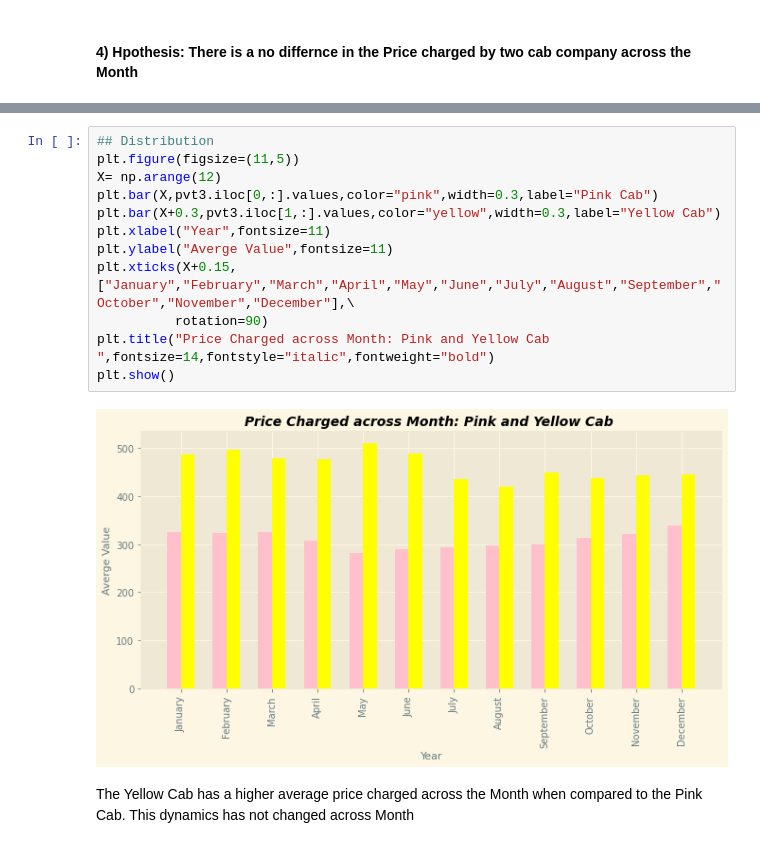
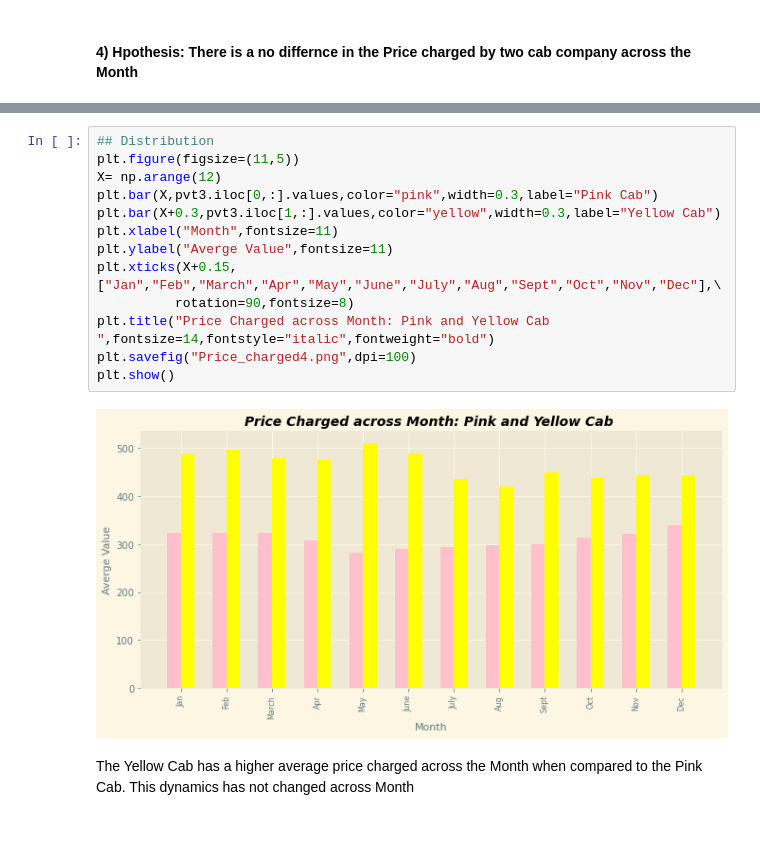
Before and after one commit to EEAjaegbu/Investment-Analytics-Assignmet-2, a Jupyter notebook: Week2 Script.ipynb, the cells around one changed output, grey strips where cells are left out. Drawn from its saved outputs; the diff is of its cells as text.

```diff
--- a/Week2 Script.ipynb
+++ b/Week2 Script.ipynb
@@ -459,17 +482,18 @@ pvt3
 # %%
 ## Distribution
 plt.figure(figsize=(11,5))
 X= np.arange(12)
 plt.bar(X,pvt3.iloc[0,:].values,color="pink",width=0.3,label="Pink Cab")
 plt.bar(X+0.3,pvt3.iloc[1,:].values,color="yellow",width=0.3,label="Yellow Cab")
-plt.xlabel("Year",fontsize=11)
+plt.xlabel("Month",fontsize=11)
 plt.ylabel("Averge Value",fontsize=11)
-plt.xticks(X+0.15,["January","February","March","April","May","June","July","August","September","October","November","December"],\
-          rotation=90)
+plt.xticks(X+0.15,["Jan","Feb","March","Apr","May","June","July","Aug","Sept","Oct","Nov","Dec"],\
+          rotation=90,fontsize=8)
 plt.title("Price Charged across Month: Pink and Yellow Cab ",fontsize=14,fontstyle="italic",fontweight="bold")
+plt.savefig("Price_charged4.png",dpi=100)
 plt.show()
 # %% [output]
-[figure, old version]
+[figure, new version]
 # %% [markdown]
 The Yellow Cab has  a higher average price charged across the Month when compared to the Pink Cab. This dynamics has not changed across Month
 # %% [markdown]
```
Also changed, not shown: parts of 28 cells of this notebook.
